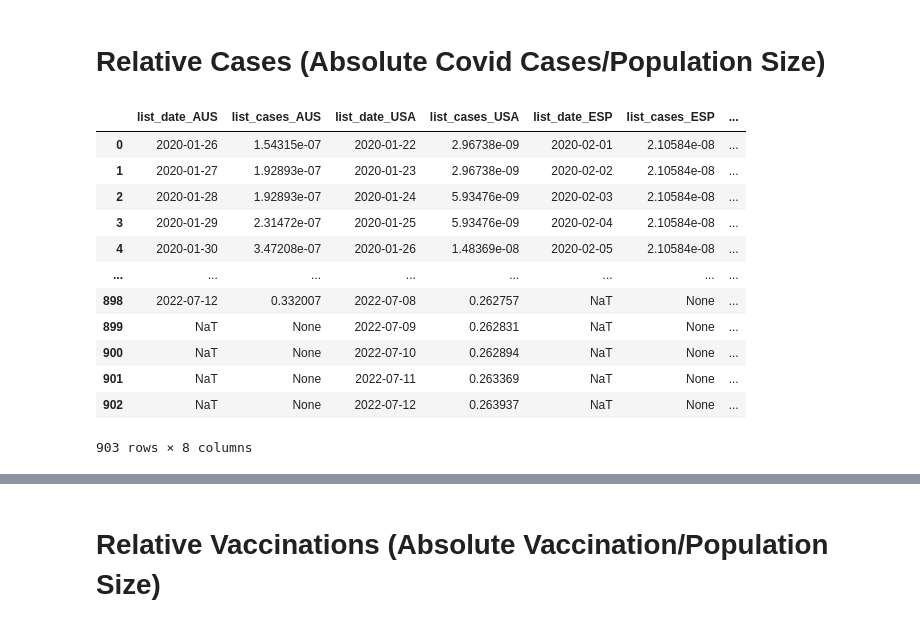
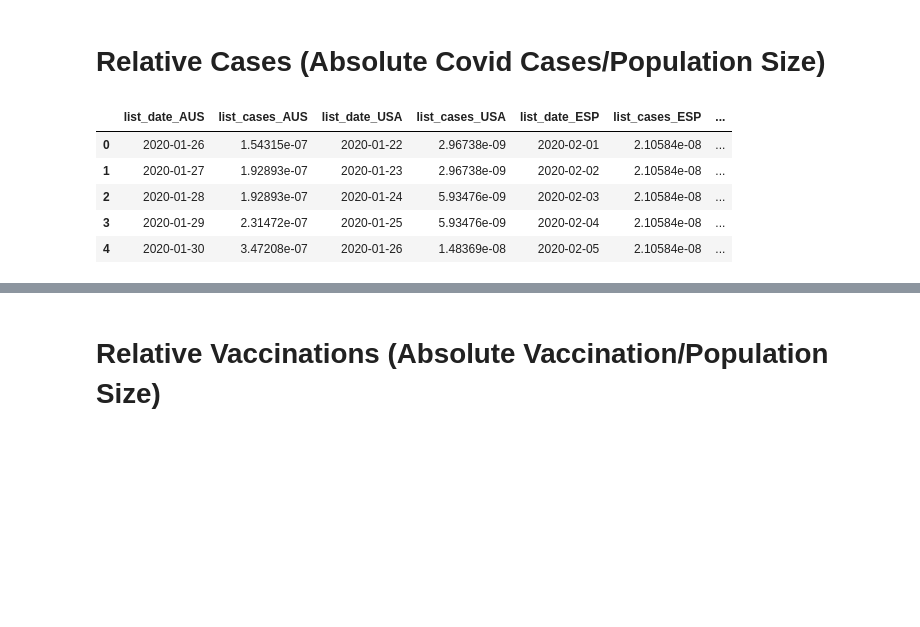
Before and after one commit to rshn1994/Enterprise_Data_Science, a Jupyter notebook: Final_project_delivery/Covid_Dashboard.ipynb, the cells around one changed output, grey strips where cells are left out. Drawn from its saved outputs; the diff is of its cells as text; code cells hidden in the pictures; blank space fills up the shorter version.

```diff
--- a/Final_project_delivery/Covid_Dashboard.ipynb
+++ b/Final_project_delivery/Covid_Dashboard.ipynb
@@ -31,46 +31,38 @@ country_list = [
     'AUS',
     'USA',
     'ESP',
-    'IND'
+    'IND',
+    'CHN',
+    'DEU'
 ]
 dict_country={}
 # output=pd.DataFrame()
 for each in country_list:
     cases_country_data = json_object_cases[each]['data'][:]
     dict_country['list_date_'+each]=[]
     dict_country['list_cases_'+each]=[]
     for index in range(len(cases_country_data)):
         # Obtaining the dates from the json dictionary
         list_date = json_object_cases[each]['data'][index]
         # append the dates to the date list
         dict_country['list_date_'+each].append(list_date['date'])
 
         # Get the total population for australia
         pop=json_object_cases[each]['population']
 
         list_cases = json_object_cases[each]['data'][index]
         dict_country['list_cases_'+each].append(list_cases['total_cases']/pop)
 
 df = pd.DataFrame.from_dict(dict_country,orient='index').transpose()
 
 
 for each in country_list:
     df['list_date_'+each] = pd.to_datetime(df['list_date_'+each],format='%Y-%m-%d')
-
-
-
-df
+df.head()
 # %% [output]
 |  | list_date_AUS | list_cases_AUS | list_date_USA | list_cases_USA | list_date_ESP | list_cases_ESP | ... |
 | 0 | 2020-01-26 | 1.54315e-07 | 2020-01-22 | 2.96738e-09 | 2020-02-01 | 2.10584e-08 | ... |
 | 1 | 2020-01-27 | 1.92893e-07 | 2020-01-23 | 2.96738e-09 | 2020-02-02 | 2.10584e-08 | ... |
 | 2 | 2020-01-28 | 1.92893e-07 | 2020-01-24 | 5.93476e-09 | 2020-02-03 | 2.10584e-08 | ... |
 | 3 | 2020-01-29 | 2.31472e-07 | 2020-01-25 | 5.93476e-09 | 2020-02-04 | 2.10584e-08 | ... |
 | 4 | 2020-01-30 | 3.47208e-07 | 2020-01-26 | 1.48369e-08 | 2020-02-05 | 2.10584e-08 | ... |
-| ... | ... | ... | ... | ... | ... | ... | ... |
-| 898 | 2022-07-12 | 0.332007 | 2022-07-08 | 0.262757 | NaT | None | ... |
-| 899 | NaT | None | 2022-07-09 | 0.262831 | NaT | None | ... |
-| 900 | NaT | None | 2022-07-10 | 0.262894 | NaT | None | ... |
-| 901 | NaT | None | 2022-07-11 | 0.263369 | NaT | None | ... |
-| 902 | NaT | None | 2022-07-12 | 0.263937 | NaT | None | ... |
-903 rows × 8 columns
```
Also changed, not shown: parts of 9 cells of this notebook, 2 other files.
